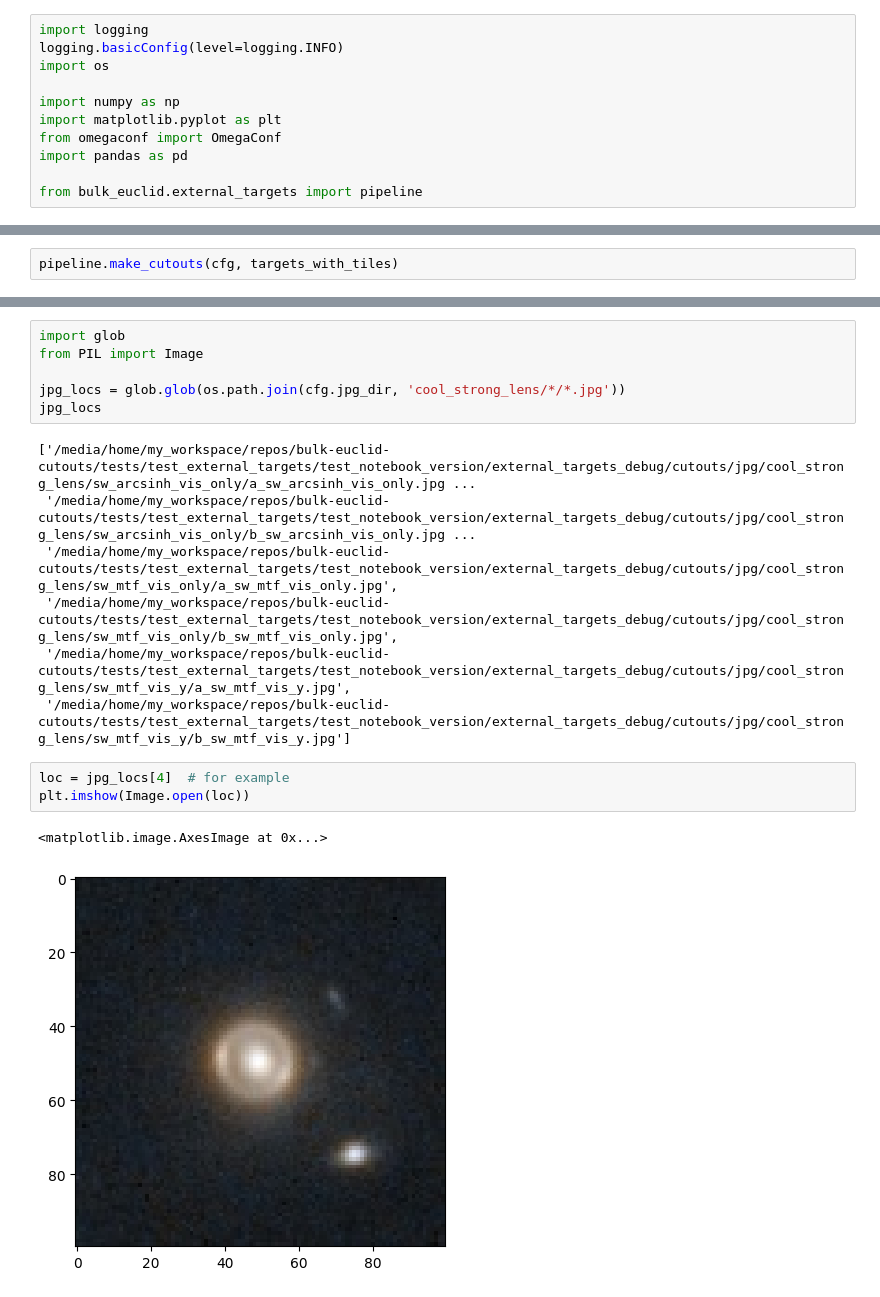
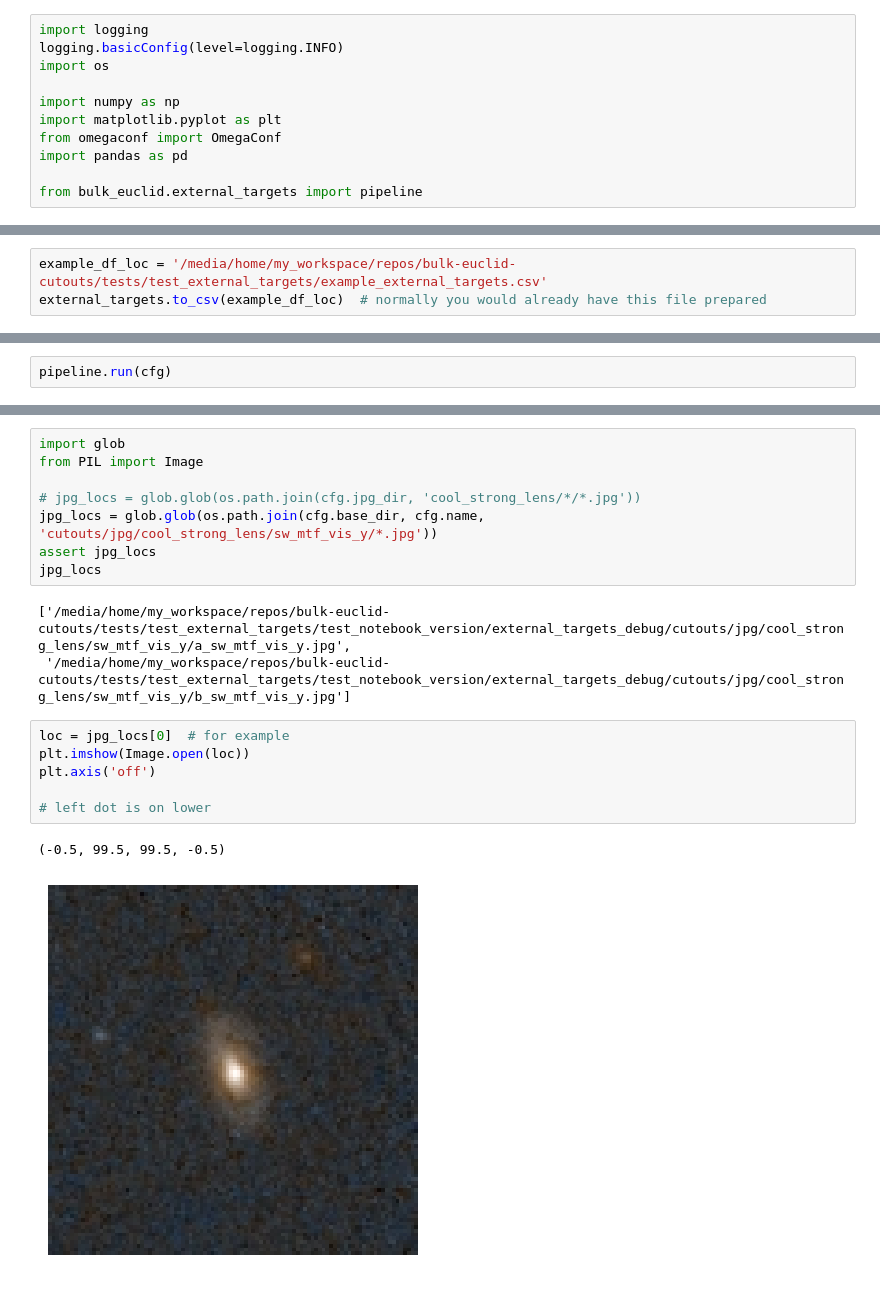
Before and after one commit to mwalmsley/bulk-euclid-cutouts, a Jupyter notebook: bulk_euclid/external_targets/tutorial_notebook.ipynb, the cells around one changed output, grey strips where cells are left out. Saved outputs shown, nothing was run; the diff lists cells and outputs as text.

```diff
--- a/bulk_euclid/external_targets/tutorial_notebook.ipynb
+++ b/bulk_euclid/external_targets/tutorial_notebook.ipynb
@@ -26,0 +63,3 @@ from bulk_euclid.external_targets import pipeline
+# %%
+example_df_loc = '/media/home/my_workspace/repos/bulk-euclid-cutouts/tests/test_external_targets/example_external_targets.csv'
+external_targets.to_csv(example_df_loc)  # normally you would already have this file prepared
@@ -162,3 +136,3 @@ targets_with_tiles['tile_index'].nunique()
 # %%
-pipeline.make_cutouts(cfg, targets_with_tiles)
+pipeline.run(cfg)
 # %% [output]
@@ -190,18 +157,19 @@ INFO:root:Saved cutouts for all targets in tile 102158892
 import glob
 from PIL import Image
 
-jpg_locs = glob.glob(os.path.join(cfg.jpg_dir, 'cool_strong_lens/*/*.jpg'))
+# jpg_locs = glob.glob(os.path.join(cfg.jpg_dir, 'cool_strong_lens/*/*.jpg'))
+jpg_locs = glob.glob(os.path.join(cfg.base_dir, cfg.name, 'cutouts/jpg/cool_strong_lens/sw_mtf_vis_y/*.jpg'))
+assert jpg_locs
 jpg_locs
 # %% [output]
-['/media/home/my_workspace/repos/bulk-euclid-cutouts/tests/test_external_targets/test_notebook_version/external_targets_debug/cutouts/jpg/cool_strong_lens/sw_arcsinh_vis_only/a_sw_arcsinh_vis_only.jpg ...
- '/media/home/my_workspace/repos/bulk-euclid-cutouts/tests/test_external_targets/test_notebook_version/external_targets_debug/cutouts/jpg/cool_strong_lens/sw_arcsinh_vis_only/b_sw_arcsinh_vis_only.jpg ...
- '/media/home/my_workspace/repos/bulk-euclid-cutouts/tests/test_external_targets/test_notebook_version/external_targets_debug/cutouts/jpg/cool_strong_lens/sw_mtf_vis_only/a_sw_mtf_vis_only.jpg',
- '/media/home/my_workspace/repos/bulk-euclid-cutouts/tests/test_external_targets/test_notebook_version/external_targets_debug/cutouts/jpg/cool_strong_lens/sw_mtf_vis_only/b_sw_mtf_vis_only.jpg',
- '/media/home/my_workspace/repos/bulk-euclid-cutouts/tests/test_external_targets/test_notebook_version/external_targets_debug/cutouts/jpg/cool_strong_lens/sw_mtf_vis_y/a_sw_mtf_vis_y.jpg',
+['/media/home/my_workspace/repos/bulk-euclid-cutouts/tests/test_external_targets/test_notebook_version/external_targets_debug/cutouts/jpg/cool_strong_lens/sw_mtf_vis_y/a_sw_mtf_vis_y.jpg',
  '/media/home/my_workspace/repos/bulk-euclid-cutouts/tests/test_external_targets/test_notebook_version/external_targets_debug/cutouts/jpg/cool_strong_lens/sw_mtf_vis_y/b_sw_mtf_vis_y.jpg']
 # %%
-loc = jpg_locs[4]  # for example
+loc = jpg_locs[0]  # for example
 plt.imshow(Image.open(loc))
+plt.axis('off')
+
+# left dot is on lower
 # %% [output]
-<matplotlib.image.AxesImage at 0x...>
+(-0.5, 99.5, 99.5, -0.5)
-[figure, old version]
+[figure, new version]
```
Also changed, not shown: parts of 24 cells of this notebook.
